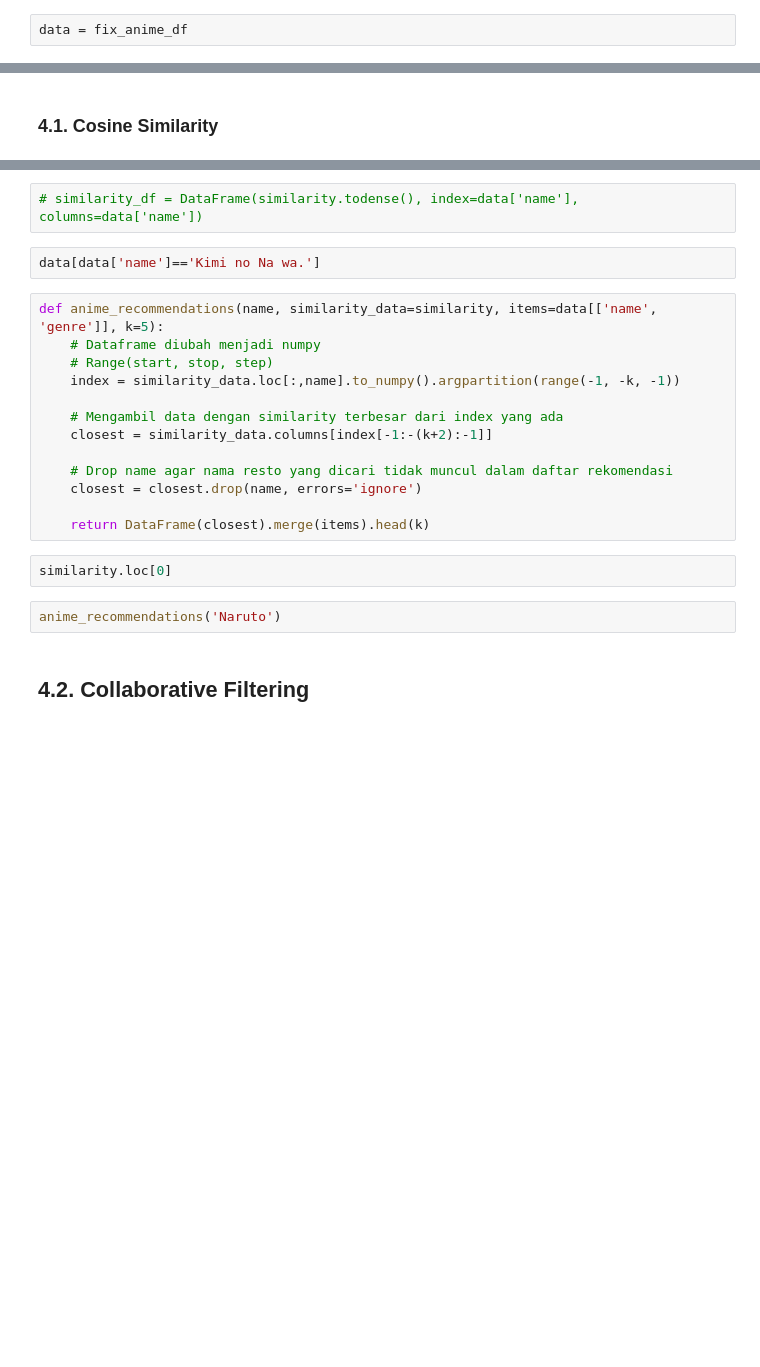
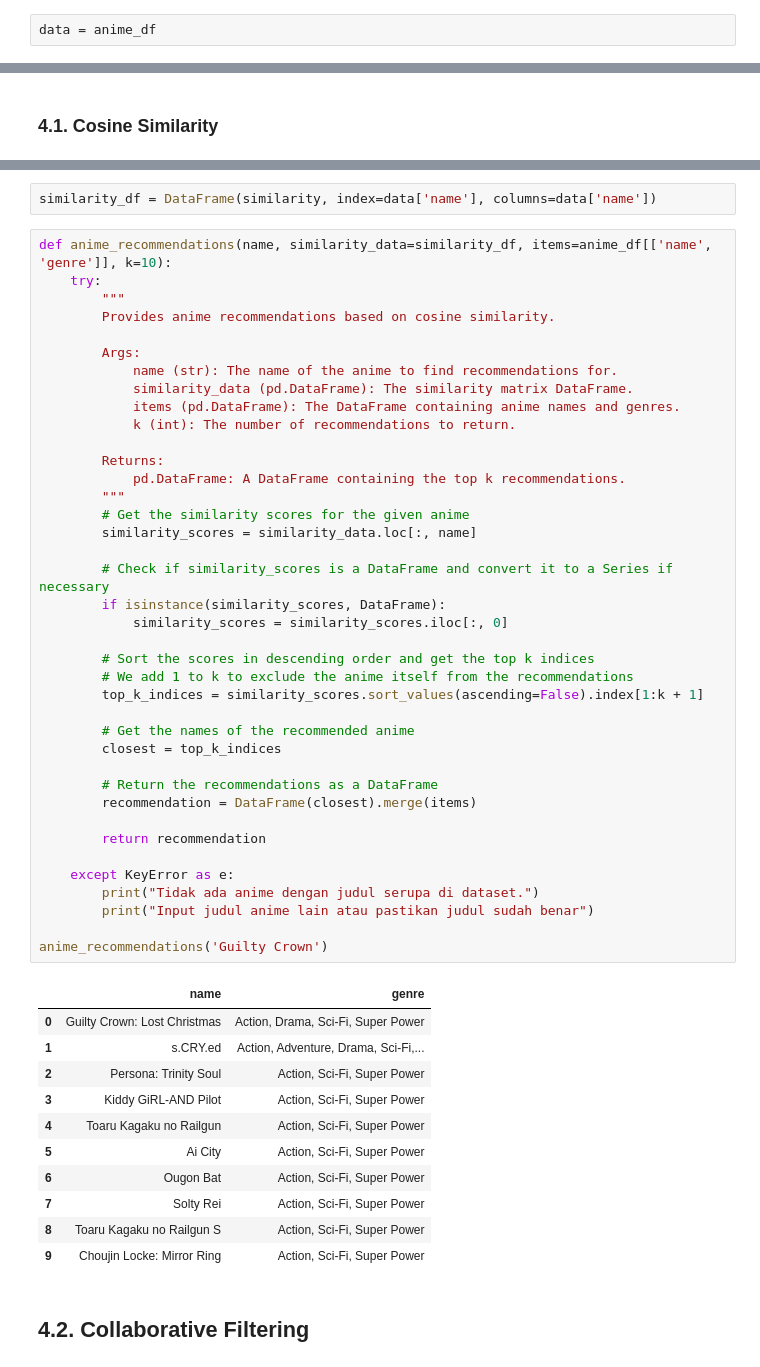
Before and after one commit to yasir-rtx/dbs_ML_expert_project02, a Jupyter notebook: model.ipynb, the cells around one changed output, grey strips where cells are left out. Drawn from its saved outputs; the diff is of its cells as text; blank space fills up the shorter version.

Commit message:
UPDATE model.ipynb
Content Based Filteringberdasarkan genre berhasil diterapkan

```diff
--- a/model.ipynb
+++ b/model.ipynb
@@ -109,7 +207,7 @@ fix_anime_df.memory_usage(deep=True)
 # %% [markdown]
 ## 4.1. Content Based Filtering
 # %%
-data = fix_anime_df
+data = anime_df
 # %%
 tfidf = TfidfVectorizer()
 tfidf.fit(data['genre'])
@@ -129,24 +268,56 @@ similarity
 # %%
-# similarity_df = DataFrame(similarity.todense(), index=data['name'], columns=data['name'])
+similarity_df = DataFrame(similarity, index=data['name'], columns=data['name'])
-# %%
-data[data['name']=='Kimi no Na wa.']
-# %%
-def anime_recommendations(name, similarity_data=similarity, items=data[['name', 'genre']], k=5):
-    # Dataframe diubah menjadi numpy
-    # Range(start, stop, step)
-    index = similarity_data.loc[:,name].to_numpy().argpartition(range(-1, -k, -1))
-
-    # Mengambil data dengan similarity terbesar dari index yang ada
-    closest = similarity_data.columns[index[-1:-(k+2):-1]]
-
-    # Drop name agar nama resto yang dicari tidak muncul dalam daftar rekomendasi
-    closest = closest.drop(name, errors='ignore')
-
-    return DataFrame(closest).merge(items).head(k)
-# %%
-similarity.loc[0]
-# %%
-anime_recommendations('Naruto')
+# %%
+def anime_recommendations(name, similarity_data=similarity_df, items=anime_df[['name', 'genre']], k=10):
+    try:
+        """
+        Provides anime recommendations based on cosine similarity.
+
+        Args:
+            name (str): The name of the anime to find recommendations for.
+            similarity_data (pd.DataFrame): The similarity matrix DataFrame.
+            items (pd.DataFrame): The DataFrame containing anime names and genres.
+            k (int): The number of recommendations to return.
+
+        Returns:
+            pd.DataFrame: A DataFrame containing the top k recommendations.
+        """
+        # Get the similarity scores for the given anime
+        similarity_scores = similarity_data.loc[:, name]
+
+        # Check if similarity_scores is a DataFrame and convert it to a Series if necessary
+        if isinstance(similarity_scores, DataFrame):
+            similarity_scores = similarity_scores.iloc[:, 0]
+
+        # Sort the scores in descending order and get the top k indices
+        # We add 1 to k to exclude the anime itself from the recommendations
+        top_k_indices = similarity_scores.sort_values(ascending=False).index[1:k + 1]
+
+        # Get the names of the recommended anime
+        closest = top_k_indices
+
+        # Return the recommendations as a DataFrame
+        recommendation = DataFrame(closest).merge(items)
+
+        return recommendation
+
+    except KeyError as e:
+        print("Tidak ada anime dengan judul serupa di dataset.")
+        print("Input judul anime lain atau pastikan judul sudah benar")
+
+anime_recommendations('Guilty Crown')
+# %% [output]
+|  | name | genre |
+| 0 | Guilty Crown: Lost Christmas | Action, Drama, Sci-Fi, Super Power |
+| 1 | s.CRY.ed | Action, Adventure, Drama, Sci-Fi,... |
+| 2 | Persona: Trinity Soul | Action, Sci-Fi, Super Power |
+| 3 | Kiddy GiRL-AND Pilot | Action, Sci-Fi, Super Power |
+| 4 | Toaru Kagaku no Railgun | Action, Sci-Fi, Super Power |
+| 5 | Ai City | Action, Sci-Fi, Super Power |
+| 6 | Ougon Bat | Action, Sci-Fi, Super Power |
+| 7 | Solty Rei | Action, Sci-Fi, Super Power |
+| 8 | Toaru Kagaku no Railgun S | Action, Sci-Fi, Super Power |
+| 9 | Choujin Locke: Mirror Ring | Action, Sci-Fi, Super Power |
 # %% [markdown]
 ## 4.2. Collaborative Filtering
 # %% [markdown]
```
Also changed, not shown: parts of 23 cells of this notebook.
